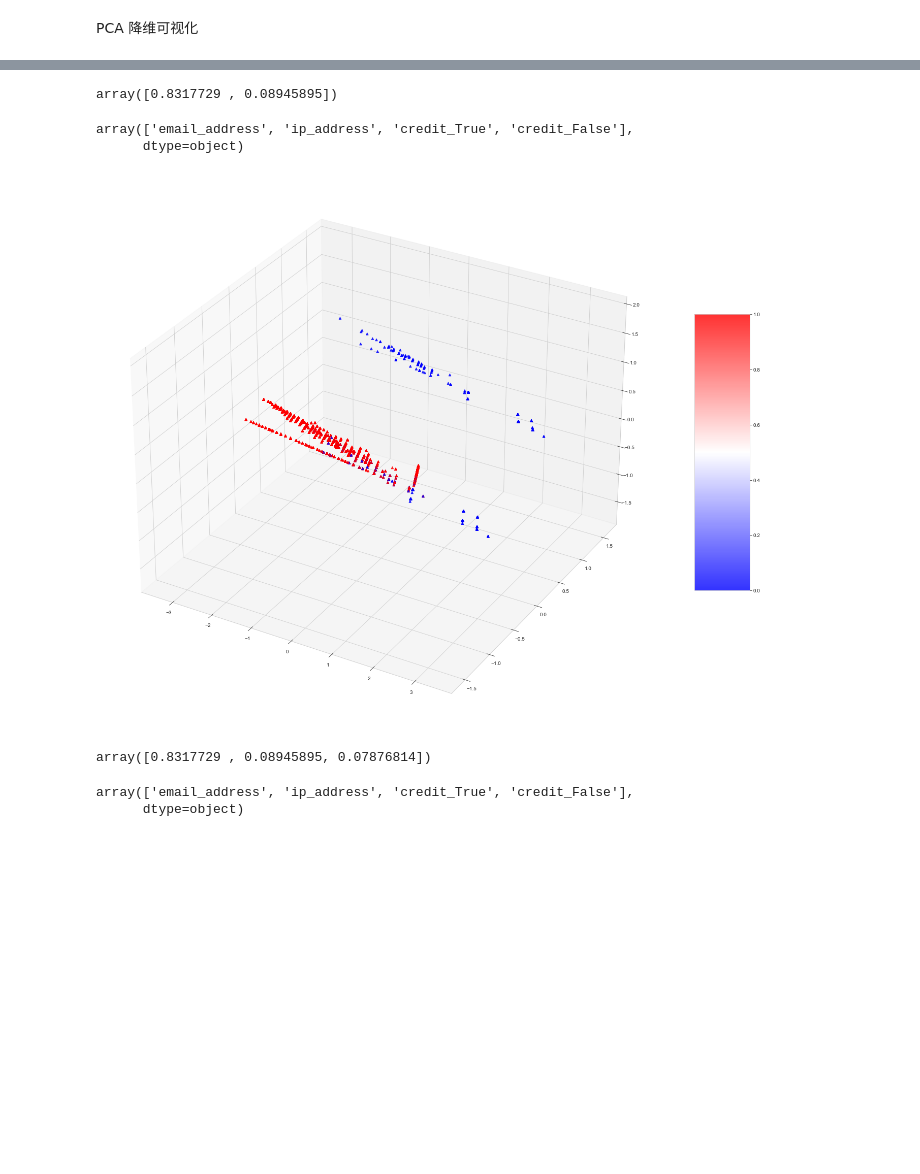
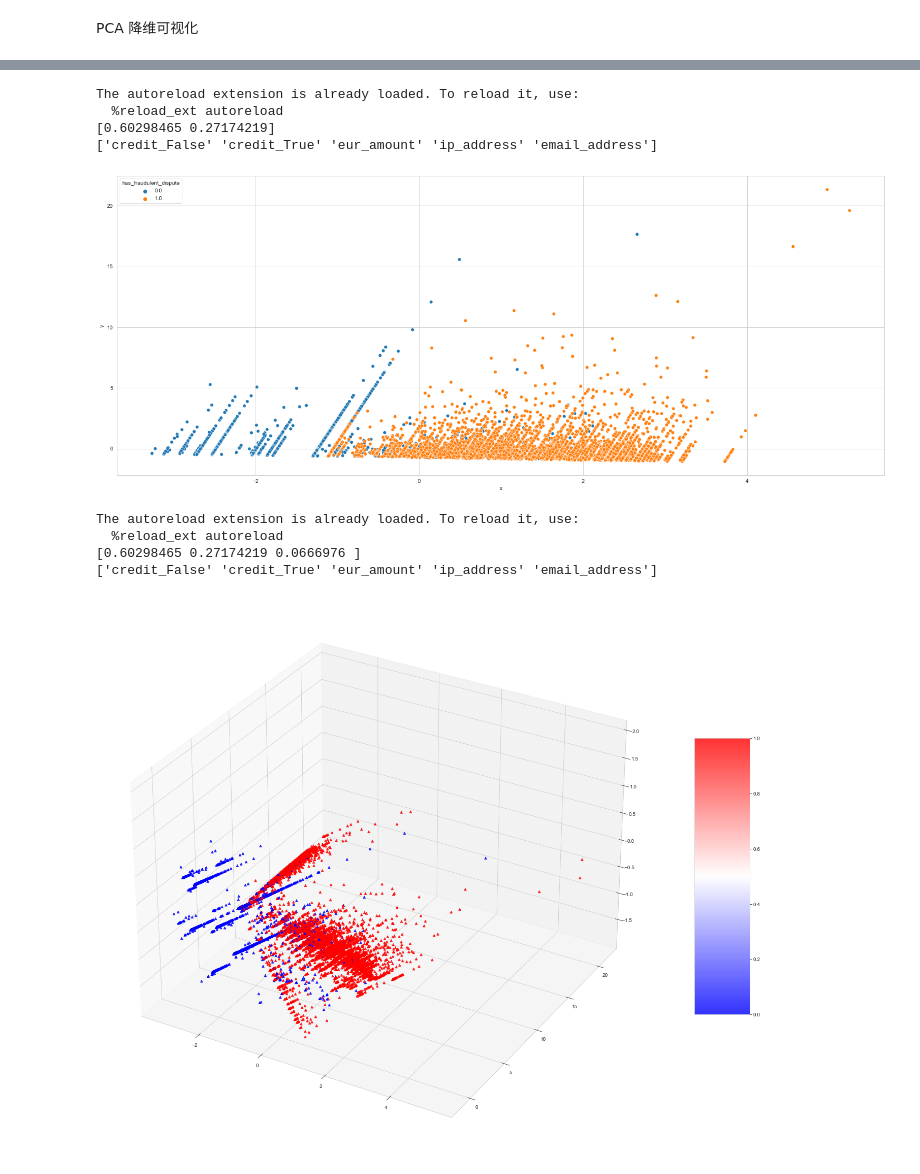
Before and after one commit to ymurong/DSP, a Jupyter notebook: visualization_time_independant.ipynb, the cells around one changed output, grey strips where cells are left out. Saved outputs shown, nothing was run; the diff lists cells and outputs as text; code cells hidden in the pictures; blank space fills up the shorter version.

```diff
--- a/visualization_time_independant.ipynb
+++ b/visualization_time_independant.ipynb
@@ -187,44 +175,30 @@ plt.show()
-# %%
-pca.explained_variance_ratio_
-# %% [output]
-array([0.8317729 , 0.08945895])
-# %%
-pca.feature_names_in_[pca.components_[0].argsort()]
-# %% [output]
-array(['email_address', 'ip_address', 'credit_True', 'credit_False'],
-      dtype=object)
-# %%
-from sklearn.decomposition import PCA
-pca = PCA(n_components=3)
-X =  df_categorical_dummies.loc[:, df_categorical_dummies.columns != 'has_fraudulent_dispute']
-y = df_categorical_dummies['has_fraudulent_dispute']
-pca.fit(X)
-X_reduction = pca.transform(X)
-
-numpyArray = np.hstack((y[:,np.newaxis],X_reduction))
-panda_df = pd.DataFrame(data = numpyArray,
-                        columns = ["is_fraud",
-                                   "x", "y","z"])
-
-import matplotlib.pyplot as plot
-
-# Creating figure
-fig = plt.figure(figsize = (30, 20))
-ax = plt.axes(projection ="3d")
-
-my_cmap = plt.get_cmap('bwr')
-sctt = ax.scatter3D(panda_df["x"], panda_df["y"], panda_df["z"], alpha = 0.8, c=panda_df["is_fraud"],cmap=my_cmap,marker ='^')
-fig.colorbar(sctt, ax = ax, shrink = 0.5, aspect = 5)
-
-plot.show()
-# %% [output]
-[figure, removed]
-# %%
-pca.explained_variance_ratio_
-# %% [output]
-array([0.8317729 , 0.08945895, 0.07876814])
-# %%
-pca.feature_names_in_[pca.components_[0].argsort()]
-# %% [output]
-array(['email_address', 'ip_address', 'credit_True', 'credit_False'],
-      dtype=object)
+# %%
+%load_ext autoreload
+%autoreload
+from lib.visualization import DrawPCA
+
+drawPCA = DrawPCA(df=df_dummies,target="has_fraudulent_dispute",n_components=2)
+drawPCA.draw()
+print(drawPCA.pca.explained_variance_ratio_)
+print(drawPCA.pca.feature_names_in_[drawPCA.pca.components_[0].argsort()])
+# %% [output]
+The autoreload extension is already loaded. To reload it, use:
+  %reload_ext autoreload
+[0.60298465 0.27174219]
+['credit_False' 'credit_True' 'eur_amount' 'ip_address' 'email_address']
+[figure, added]
+# %%
+%load_ext autoreload
+%autoreload
+from lib.visualization import DrawPCA
+
+drawPCA = DrawPCA(df=df_dummies,target="has_fraudulent_dispute",n_components=3)
+drawPCA.draw()
+print(drawPCA.pca.explained_variance_ratio_)
+print(drawPCA.pca.feature_names_in_[drawPCA.pca.components_[0].argsort()])
+# %% [output]
+The autoreload extension is already loaded. To reload it, use:
+  %reload_ext autoreload
+[0.60298465 0.27174219 0.0666976 ]
+['credit_False' 'credit_True' 'eur_amount' 'ip_address' 'email_address']
+[figure, added]
```
Also changed, not shown: parts of 11 cells of this notebook, 3 other files.
